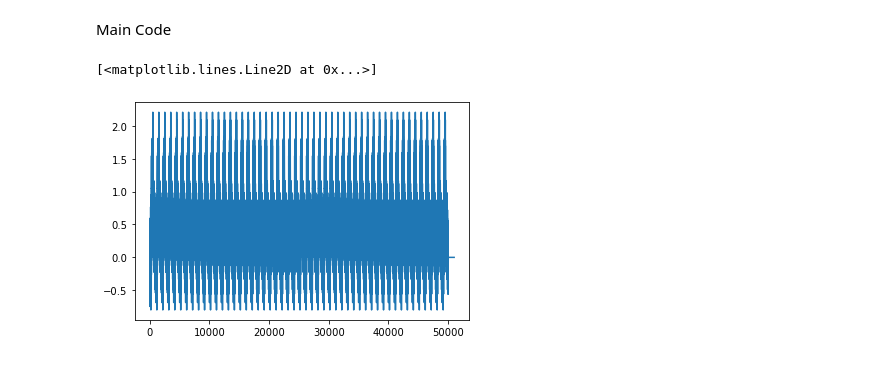
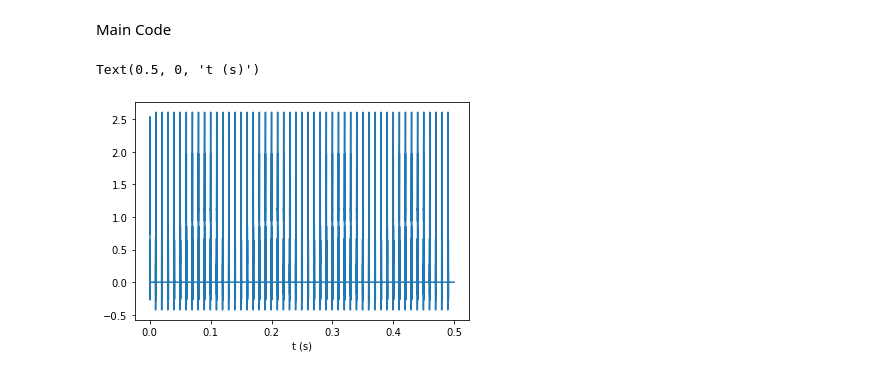
Before and after one commit to lianisreyes/Fourier-Transform-Light-Periodicy, a Jupyter notebook: FFT Final Project .ipynb, the cells around one changed output. Saved outputs shown, nothing was run; the diff lists cells and outputs as text; code cells hidden in the pictures.

```diff
--- a/FFT Final Project .ipynb
+++ b/FFT Final Project .ipynb
@@ -45,8 +46,13 @@ def shah(spacing, n):
     return np.array(shah_list)
-# %%
-pulse_train = np.convolve(pulse[0], shah(1000, 50))
-plt.plot(pulse_train)
-# %% [output]
-[<matplotlib.lines.Line2D at 0x...>]
-[figure, removed]
+# %%
+# In order to create the pulse train of repeatin pulse profile that we created earlier and
+# the shah function is being used for the amount of times we are repeating
+#
+pulse_train = np.convolve(pulses[0], shah(10000), mode = 'same' )
+x_untits = np.array(range(len(pulse_train)))/1e6
+plt.plot(x_untits, pulse_train)
+plt.xlabel('t (s)')
+# %% [output]
+Text(0.5, 0, 't (s)')
+[figure, added]
 # %%
```
Also changed, not shown: parts of 6 cells of this notebook, 3 other files.
